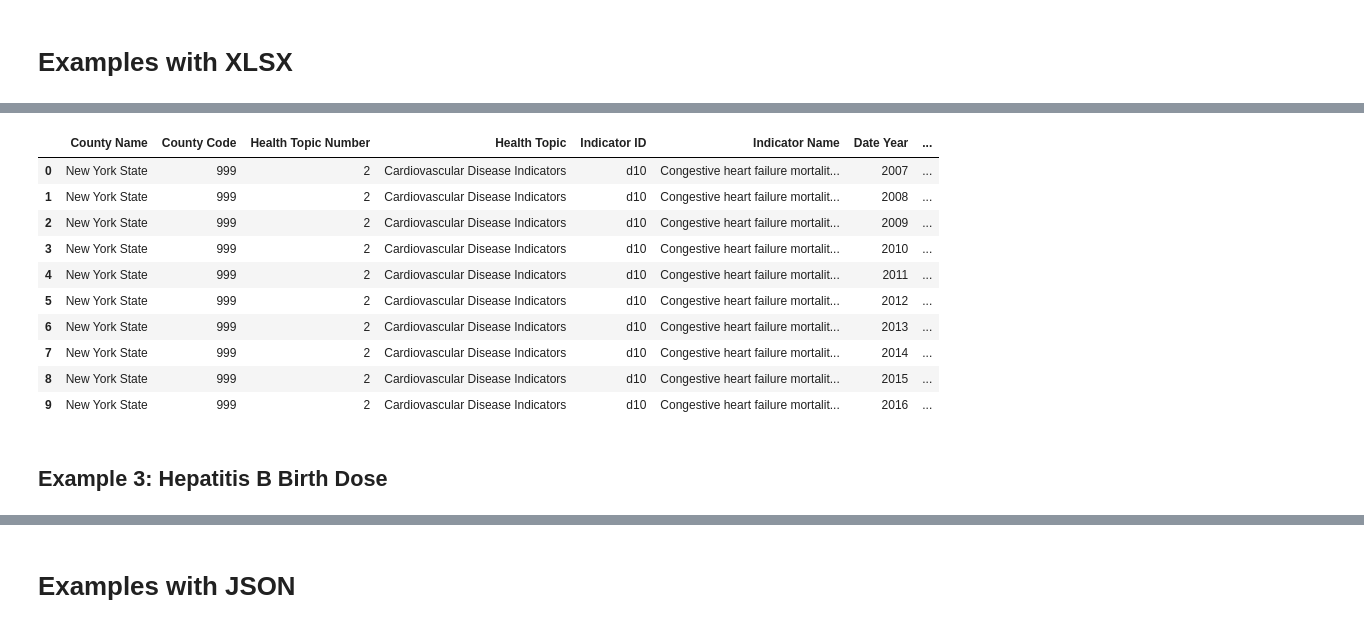
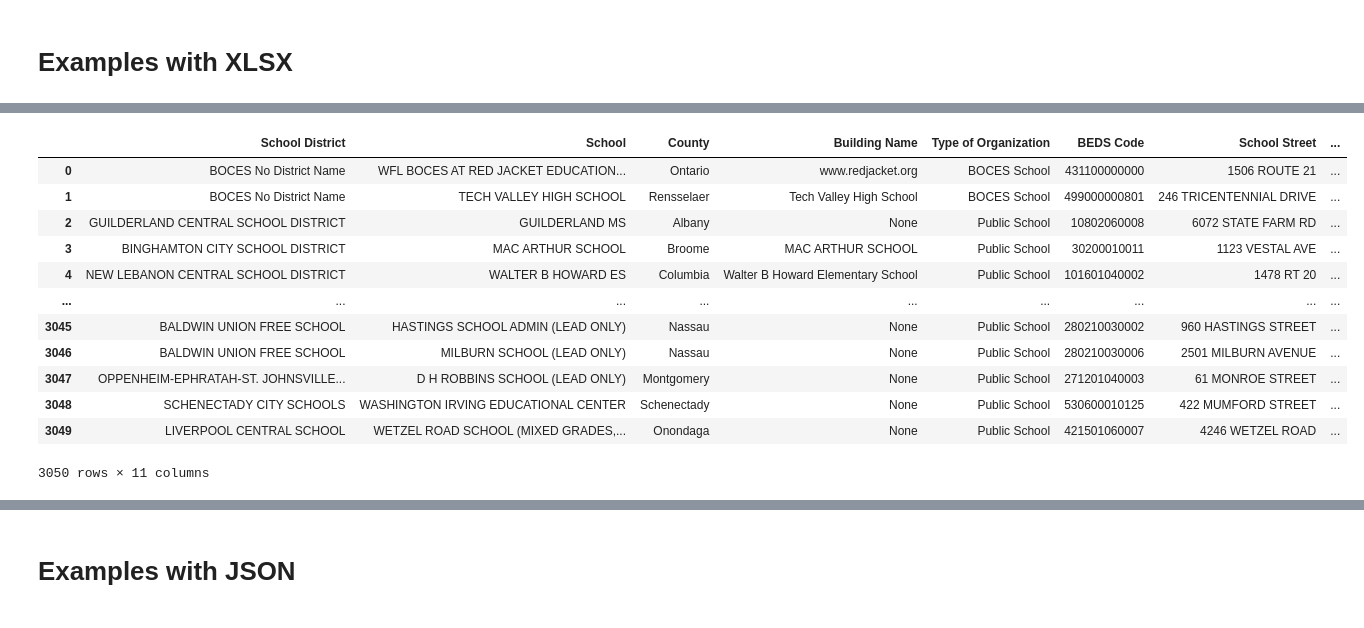
Before and after one commit to EugeneHsiung/datasci_1_loading, a Jupyter notebook: HHA507W1_Intro.ipynb, the cells around one changed output, grey strips where cells are left out. Cells and saved outputs as stored; diff of their text form; code cells hidden in the pictures.

```diff
--- a/HHA507W1_Intro.ipynb
+++ b/HHA507W1_Intro.ipynb
@@ -116,2 +211,2 @@ cardiac [0:10]
 # %%
-HFM = pd.read_excel('HFM.xls')
+LeadTesting = pd.read_excel('Lead_Testing_in_School_Drinking_Water_2016.xls')
@@ -132,16 +213,16 @@ HFM
-# %%
-HFM [0:10]
-# %% [output]
-|  | County Name | County Code | Health Topic Number | Health Topic | Indicator ID | Indicator Name | Date Year | ... |
-| 0 | New York State | 999 | 2 | Cardiovascular Disease Indicators | d10 | Congestive heart failure mortalit... | 2007 | ... |
-| 1 | New York State | 999 | 2 | Cardiovascular Disease Indicators | d10 | Congestive heart failure mortalit... | 2008 | ... |
-| 2 | New York State | 999 | 2 | Cardiovascular Disease Indicators | d10 | Congestive heart failure mortalit... | 2009 | ... |
-| 3 | New York State | 999 | 2 | Cardiovascular Disease Indicators | d10 | Congestive heart failure mortalit... | 2010 | ... |
-| 4 | New York State | 999 | 2 | Cardiovascular Disease Indicators | d10 | Congestive heart failure mortalit... | 2011 | ... |
-| 5 | New York State | 999 | 2 | Cardiovascular Disease Indicators | d10 | Congestive heart failure mortalit... | 2012 | ... |
-| 6 | New York State | 999 | 2 | Cardiovascular Disease Indicators | d10 | Congestive heart failure mortalit... | 2013 | ... |
-| 7 | New York State | 999 | 2 | Cardiovascular Disease Indicators | d10 | Congestive heart failure mortalit... | 2014 | ... |
-| 8 | New York State | 999 | 2 | Cardiovascular Disease Indicators | d10 | Congestive heart failure mortalit... | 2015 | ... |
-| 9 | New York State | 999 | 2 | Cardiovascular Disease Indicators | d10 | Congestive heart failure mortalit... | 2016 | ... |
-# %% [markdown]
-## Example 3: Hepatitis B Birth Dose
+# %%
+LeadTesting
+# %% [output]
+|  | School District | School | County | Building Name | Type of Organization | BEDS Code | School Street | ... |
+| 0 | BOCES No District Name | WFL BOCES AT RED JACKET EDUCATION... | Ontario | www.redjacket.org | BOCES School | 431100000000 | 1506 ROUTE 21 | ... |
+| 1 | BOCES No District Name | TECH VALLEY HIGH SCHOOL | Rensselaer | Tech Valley High School | BOCES School | 499000000801 | 246 TRICENTENNIAL DRIVE | ... |
+| 2 | GUILDERLAND CENTRAL SCHOOL DISTRICT | GUILDERLAND MS | Albany | None | Public School | 10802060008 | 6072 STATE FARM RD | ... |
+| 3 | BINGHAMTON CITY SCHOOL DISTRICT | MAC ARTHUR SCHOOL | Broome | MAC ARTHUR SCHOOL | Public School | 30200010011 | 1123 VESTAL AVE | ... |
+| 4 | NEW LEBANON CENTRAL SCHOOL DISTRICT | WALTER B HOWARD ES | Columbia | Walter B Howard Elementary School | Public School | 101601040002 | 1478 RT 20 | ... |
+| ... | ... | ... | ... | ... | ... | ... | ... | ... |
+| 3045 | BALDWIN UNION FREE SCHOOL | HASTINGS SCHOOL ADMIN (LEAD ONLY) | Nassau | None | Public School | 280210030002 | 960 HASTINGS STREET | ... |
+| 3046 | BALDWIN UNION FREE SCHOOL | MILBURN SCHOOL (LEAD ONLY) | Nassau | None | Public School | 280210030006 | 2501 MILBURN AVENUE | ... |
+| 3047 | OPPENHEIM-EPHRATAH-ST. JOHNSVILLE... | D H ROBBINS SCHOOL (LEAD ONLY) | Montgomery | None | Public School | 271201040003 | 61 MONROE STREET | ... |
+| 3048 | SCHENECTADY CITY SCHOOLS | WASHINGTON IRVING EDUCATIONAL CENTER | Schenectady | None | Public School | 530600010125 | 422 MUMFORD STREET | ... |
+| 3049 | LIVERPOOL CENTRAL SCHOOL | WETZEL ROAD SCHOOL (MIXED GRADES,... | Onondaga | None | Public School | 421501060007 | 4246 WETZEL ROAD | ... |
+3050 rows × 11 columns
```
Also changed, not shown: parts of 56 cells of this notebook.
